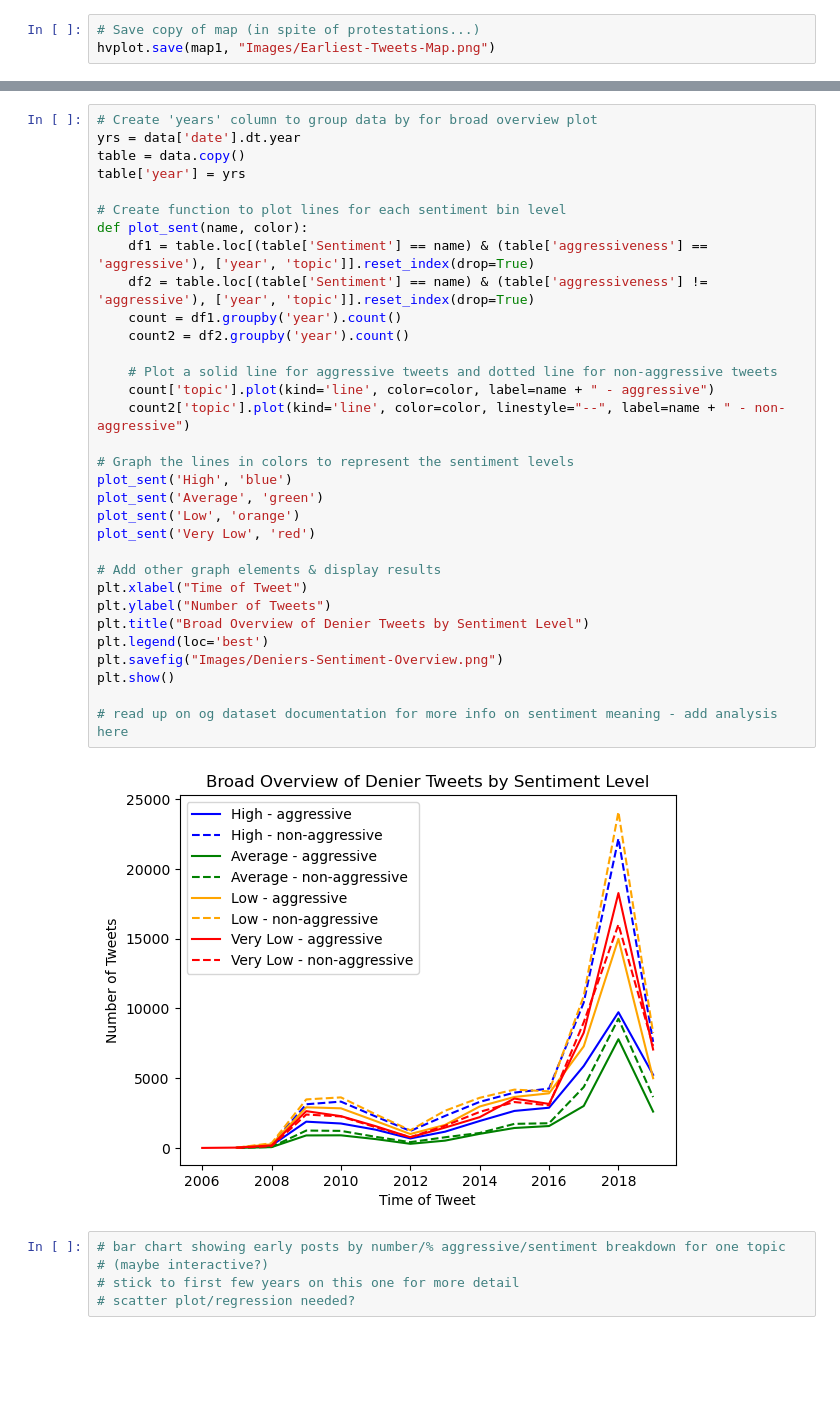
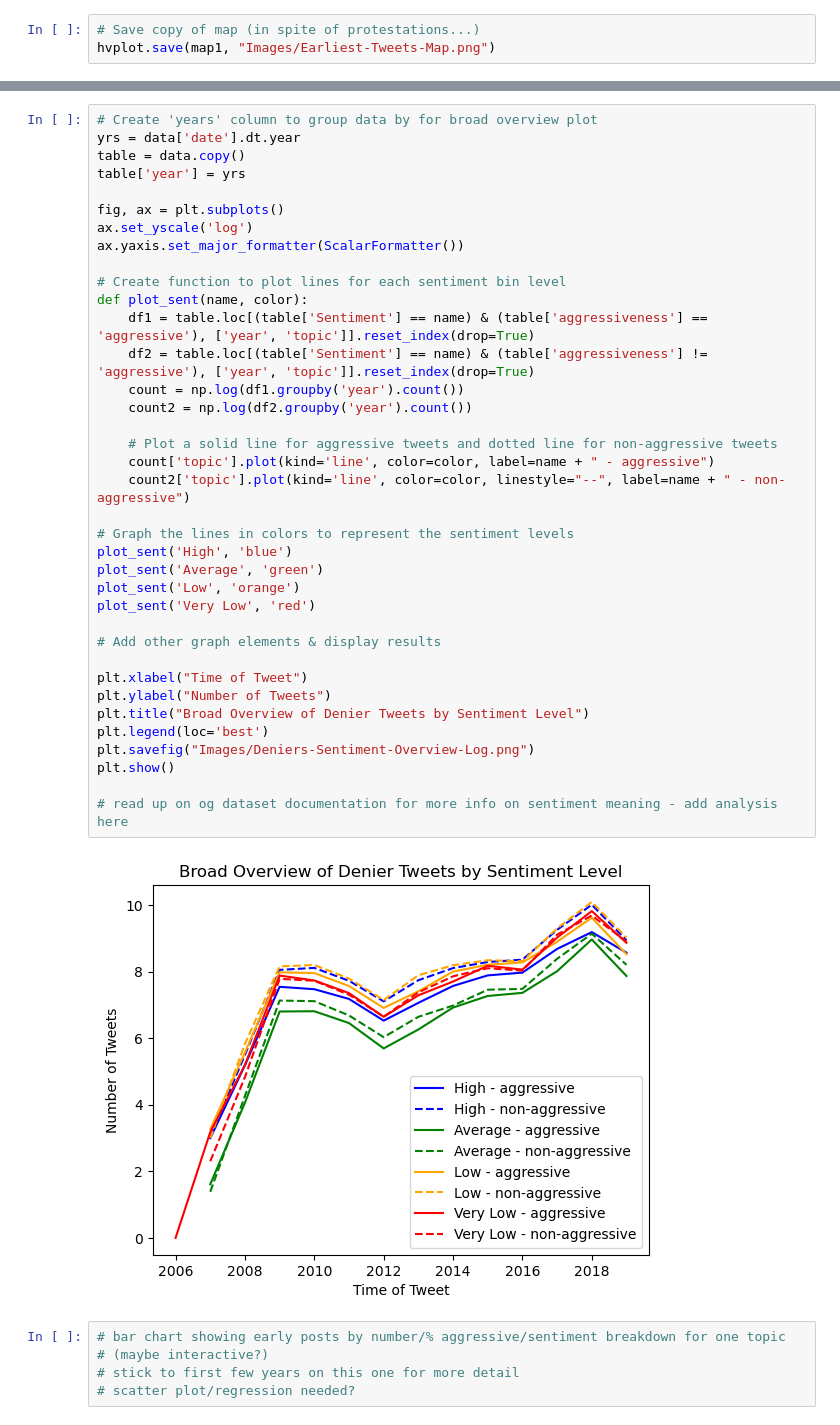
Before and after one commit to andcetera/Twitter-climate-change-sentiment, a Jupyter notebook: Tracking_Deniers_Over_Time.ipynb, the cells around one changed output, grey strips where cells are left out. Drawn from its saved outputs; the diff is of its cells as text; blank space fills up the shorter version.

```diff
--- a/Tracking_Deniers_Over_Time.ipynb
+++ b/Tracking_Deniers_Over_Time.ipynb
@@ -133,37 +135,42 @@ Name: sentiment, dtype: float64
 # %%
 # Create 'years' column to group data by for broad overview plot
 yrs = data['date'].dt.year
 table = data.copy()
 table['year'] = yrs
 
+fig, ax = plt.subplots()
+ax.set_yscale('log')
+ax.yaxis.set_major_formatter(ScalarFormatter())
+
 # Create function to plot lines for each sentiment bin level
 def plot_sent(name, color):
     df1 = table.loc[(table['Sentiment'] == name) & (table['aggressiveness'] == 'aggressive'), ['year', 'topic']].reset_index(drop=True)
     df2 = table.loc[(table['Sentiment'] == name) & (table['aggressiveness'] != 'aggressive'), ['year', 'topic']].reset_index(drop=True)
-    count = df1.groupby('year').count()
-    count2 = df2.groupby('year').count()
+    count = np.log(df1.groupby('year').count())
+    count2 = np.log(df2.groupby('year').count())
 
     # Plot a solid line for aggressive tweets and dotted line for non-aggressive tweets
     count['topic'].plot(kind='line', color=color, label=name + " - aggressive")
     count2['topic'].plot(kind='line', color=color, linestyle="--", label=name + " - non-aggressive")
 
 # Graph the lines in colors to represent the sentiment levels
 plot_sent('High', 'blue')
 plot_sent('Average', 'green')
 plot_sent('Low', 'orange')
 plot_sent('Very Low', 'red')
 
 # Add other graph elements & display results
+
 plt.xlabel("Time of Tweet")
 plt.ylabel("Number of Tweets")
 plt.title("Broad Overview of Denier Tweets by Sentiment Level")
 plt.legend(loc='best')
-plt.savefig("Images/Deniers-Sentiment-Overview.png")
+plt.savefig("Images/Deniers-Sentiment-Overview-Log.png")
 plt.show()
 
 # read up on og dataset documentation for more info on sentiment meaning - add analysis here
 # %% [output]
-[figure, old version]
+[figure, new version]
 # %%
 # bar chart showing early posts by number/% aggressive/sentiment breakdown for one topic
 # (maybe interactive?)
```
Also changed, not shown: parts of 1 cell of this notebook, 1 other file.
